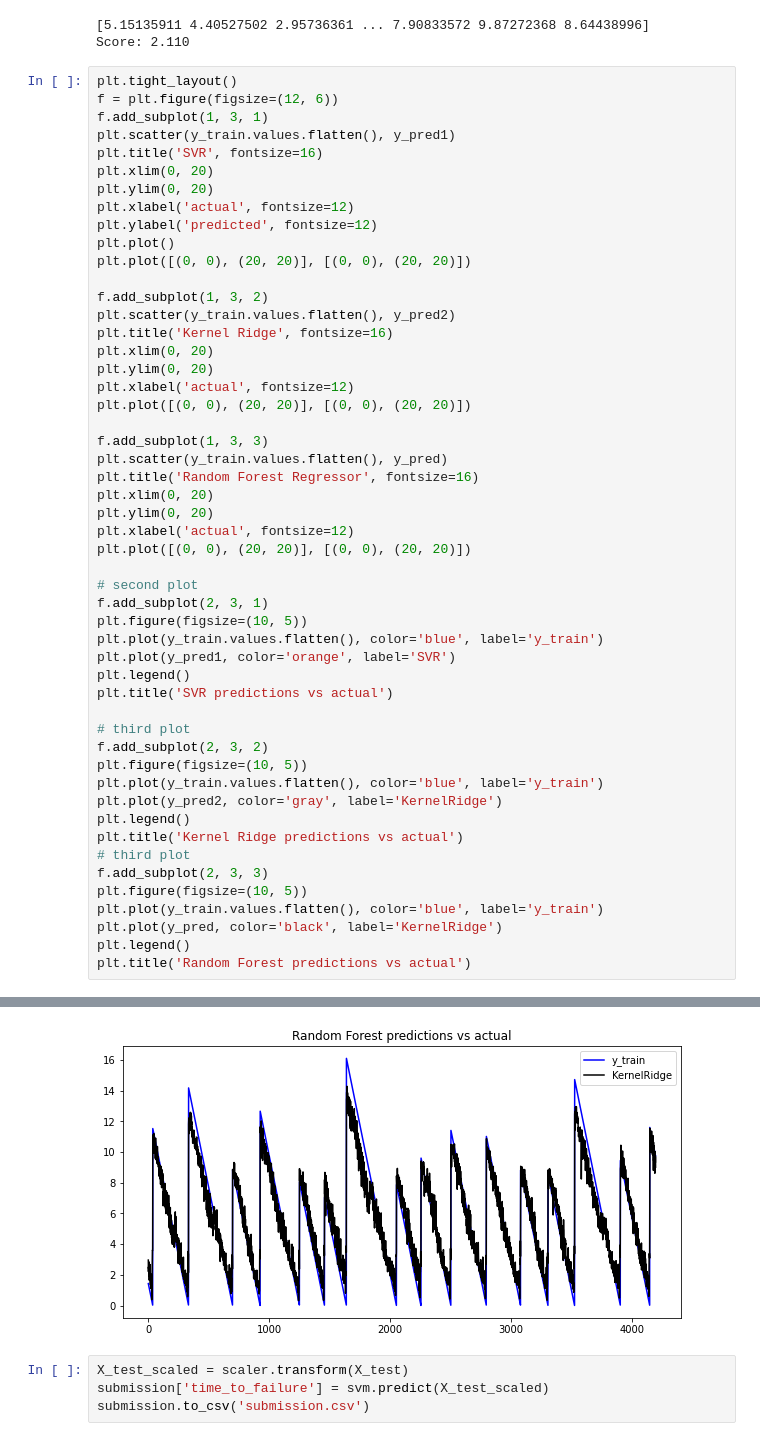
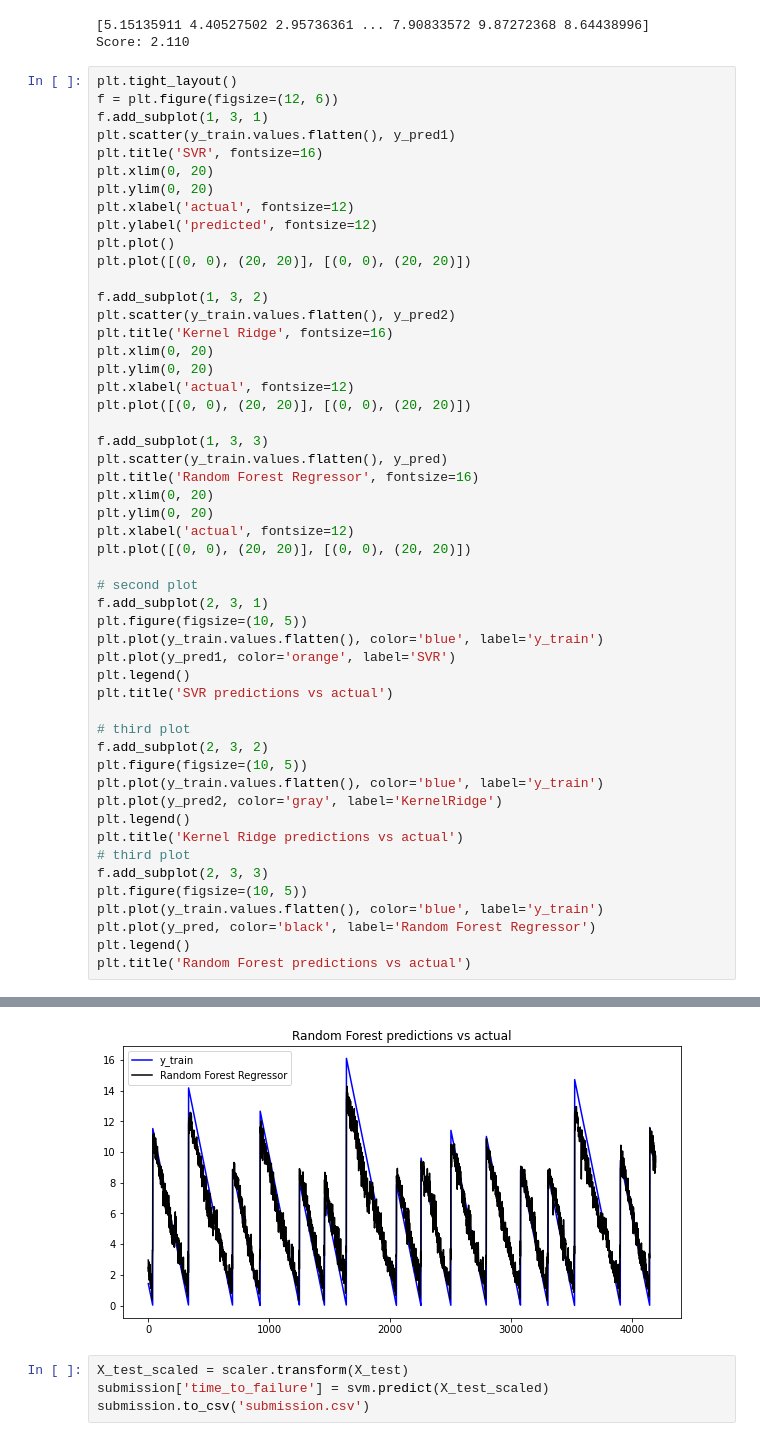
Before and after one commit to riccardorampon/LANL-Earthquake-Prediction, a Jupyter notebook: Earthquake_Acustic.ipynb, the cells around one changed output, grey strips where cells are left out. Drawn from its saved outputs; the diff is of its cells as text.

```diff
--- a/Earthquake_Acustic.ipynb
+++ b/Earthquake_Acustic.ipynb
@@ -358,35 +358,35 @@ plt.ylim(0, 20)
 plt.xlabel('actual', fontsize=12)
 plt.plot([(0, 0), (20, 20)], [(0, 0), (20, 20)])
 
 # second plot
 f.add_subplot(2, 3, 1)
 plt.figure(figsize=(10, 5))
 plt.plot(y_train.values.flatten(), color='blue', label='y_train')
 plt.plot(y_pred1, color='orange', label='SVR')
 plt.legend()
 plt.title('SVR predictions vs actual')
 
 # third plot
 f.add_subplot(2, 3, 2)
 plt.figure(figsize=(10, 5))
 plt.plot(y_train.values.flatten(), color='blue', label='y_train')
 plt.plot(y_pred2, color='gray', label='KernelRidge')
 plt.legend()
 plt.title('Kernel Ridge predictions vs actual')
 # third plot
 f.add_subplot(2, 3, 3)
 plt.figure(figsize=(10, 5))
 plt.plot(y_train.values.flatten(), color='blue', label='y_train')
-plt.plot(y_pred, color='black', label='KernelRidge')
+plt.plot(y_pred, color='black', label='Random Forest Regressor')
 plt.legend()
 plt.title('Random Forest predictions vs actual')
 # %% [output]
 Text(0.5, 1.0, 'Random Forest predictions vs actual')
 <Figure size 432x288 with 0 Axes>
 [figure]
 [figure]
 [figure]
-[figure, old version]
+[figure, new version]
 # %%
 X_test_scaled = scaler.transform(X_test)
 submission['time_to_failure'] = svm.predict(X_test_scaled)
```
